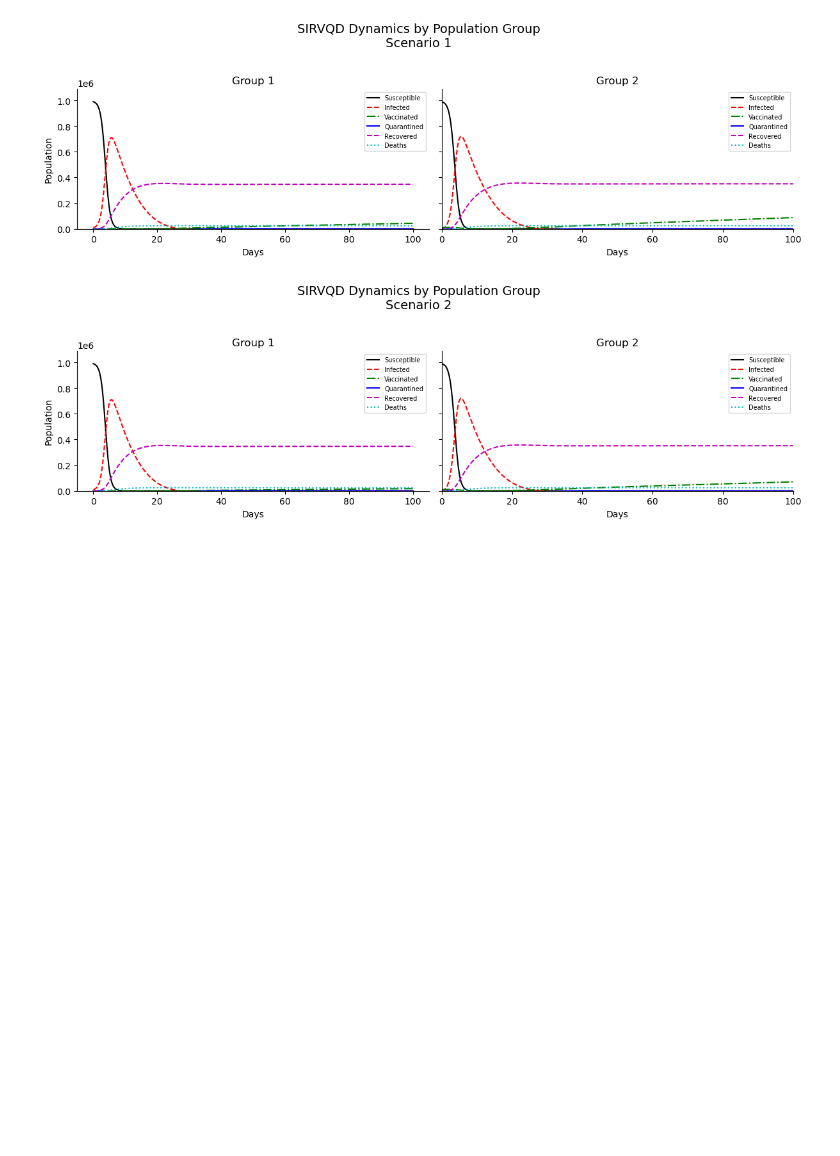
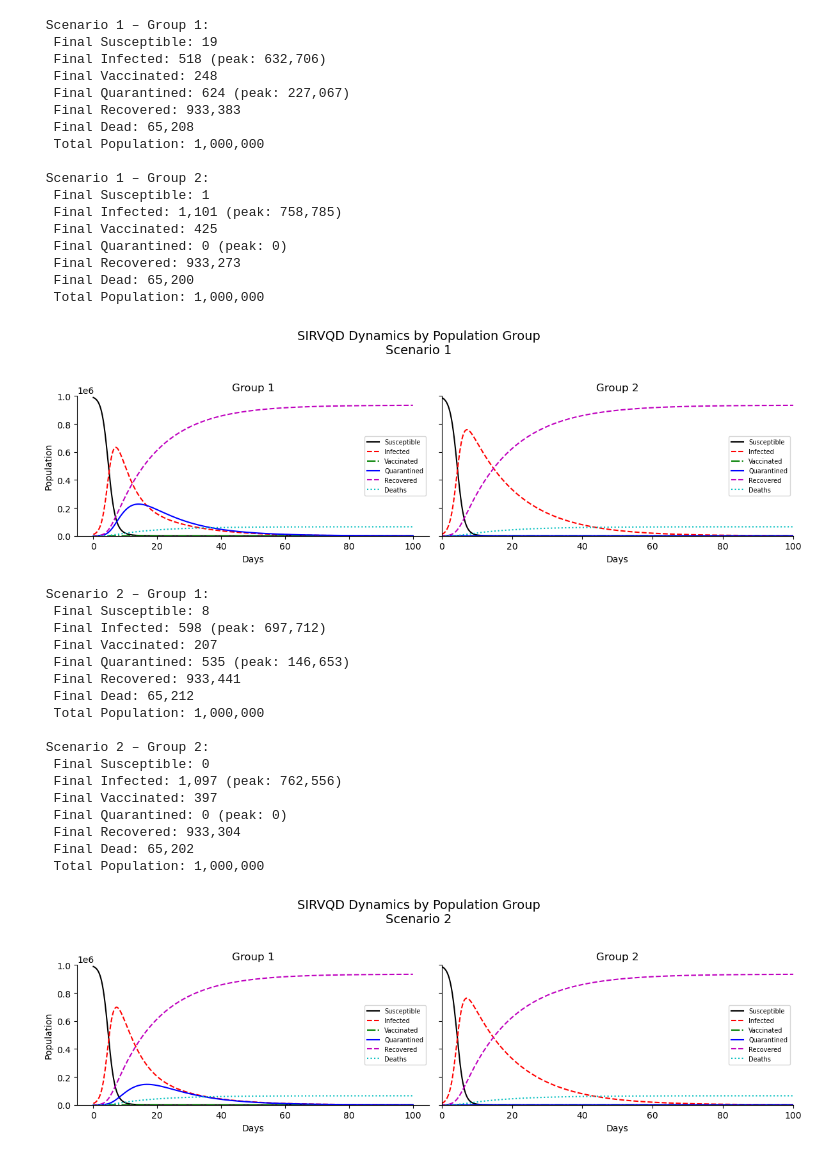
Before and after one commit to grace-ylin/Modelling-Disease-Transmission, a Jupyter notebook: Sampling-Parameters/N_Layers_Updated.ipynb, the cells around one changed output. Saved outputs shown, nothing was run; the diff lists cells and outputs as text; code cells hidden in the pictures; blank space fills up the shorter version.

```diff
--- a/Sampling-Parameters/N_Layers_Updated.ipynb
+++ b/Sampling-Parameters/N_Layers_Updated.ipynb
@@ -353,10 +375,10 @@ def unpack_params(best_params, num_groups):
 
     return beta, epsilon
 # %%
-#Solves the final system of equations using the best calibrated parameter set
-def run_model(param_names, best_params, scenarios, num_groups, INPUT_0, t_range_init):
+def run_model(param_names, best_params, scenarios, num_groups, INPUT_0, t_range_init, scenario_num):
     best_params_dict = dict(zip(param_names, best_params))
     beta, epsilon = unpack_params(best_params_dict, num_groups)
+
     all_params = {
         'beta': beta,
         'epsilon': epsilon,
@@ -370,11 +392,30 @@ def run_model(param_names, best_params, scenarios, num_groups, INPUT_0, t_range_
         'gamma': scenarios['gamma'],
         'mu': scenarios['mu']
     }
-    RES_init = spi.odeint(diff_eqs,INPUT_0,t_range_init,args=(all_params,num_groups))
+
+    RES_init = spi.odeint(diff_eqs, INPUT_0, t_range_init, args=(all_params, num_groups))
     return RES_init
 # %%
 for idx, scenario in enumerate(scenario_list):
-    RES_init = run_model(param_names, best_params, scenario, num_groups, INPUT_0, t_range_init)
+
+    INPUT_0 = []
+    for i in range(num_groups):
+        inf = starting_infections[i]
+        vac = starting_vaccinations[i]
+        sus = 1 - inf - vac
+        pop = group_populations[i]
+
+        group_state = [0] * 17
+        group_state[0] = sus
+        group_state[4] = vac
+        group_state[8] = inf
+        group_state_scaled = [val * pop for val in group_state]
+
+        INPUT_0.extend(group_state_scaled)
+    INPUT_0 = np.array(INPUT_0)
+
+
+    RES_init = run_model(param_names, best_params, scenario, num_groups, INPUT_0, t_range_init, idx)
 
     compartments_per_group = 17
     t_vals = np.arange(0, ND_end + t_inc, t_inc)
@@ -386,33 +427,77 @@ for idx, scenario in enumerate(scenario_list):
 
     for i in range(num_groups):
         offset = compartments_per_group * i
         S_total = RES_init[:, offset + 0] + RES_init[:, offset + 1] + RES_init[:, offset + 2] + RES_init[:, offset + 3]
         I_total = RES_init[:, offset + 8] + RES_init[:, offset + 9] + RES_init[:, offset + 10]
         V_total = RES_init[:, offset + 4] + RES_init[:, offset + 5] + RES_init[:, offset + 6] + RES_init[:, offset + 7]
         Q = RES_init[:, offset + 11]
         R = RES_init[:, offset + 12] + RES_init[:, offset + 13] + RES_init[:, offset + 14] + RES_init[:, offset + 15]
         D = RES_init[:, offset + 16]
 
+        print(f"\n Scenario {idx+1} – Group {i+1}:")
+        print(f"  Final Susceptible: {S_total[-1]:,.0f}")
+        print(f"  Final Infected: {I_total[-1]:,.0f} (peak: {np.max(I_total):,.0f})")
+        print(f"  Final Vaccinated: {V_total[-1]:,.0f}")
+        print(f"  Final Quarantined: {Q[-1]:,.0f} (peak: {np.max(Q):,.0f})")
+        print(f"  Final Recovered: {R[-1]:,.0f}")
+        print(f"  Final Dead: {D[-1]:,.0f}")
+        print(f"  Total Population: {S_total[-1] + I_total[-1] + V_total[-1] + Q[-1] + R[-1] + D[-1]:,.0f}")
+
         axs[i].plot(t_vals, S_total, '-k', label='Susceptible')
         axs[i].plot(t_vals, I_total, '--r', label='Infected')
         axs[i].plot(t_vals, V_total, '-.g', label='Vaccinated')
         axs[i].plot(t_vals, Q, '-b', label='Quarantined')
         axs[i].plot(t_vals, R, '--m', label='Recovered')
         axs[i].plot(t_vals, D, ':c', label='Deaths')
 
         axs[i].set_title(f'Group {i+1}')
         axs[i].set_xlabel('Days')
         axs[i].spines['top'].set_visible(False)
         axs[i].spines['right'].set_visible(False)
         axs[i].legend(fontsize=7)
-        axs[i].set_ylim(0, max(np.max(S_total), np.max(I_total), np.max(V_total), np.max(Q), np.max(R), np.max(D)) * 1.1)
+        # axs[i].set_ylim(0, max(np.max(S_total), np.max(I_total), np.max(V_total), np.max(Q), np.max(R), np.max(D)) * 1.1)
 
     axs[0].set_ylabel('Population')
     plt.suptitle(f"SIRVQD Dynamics by Population Group\nScenario {idx+1}", fontsize=14)
     plt.tight_layout(rect=[0, 0.03, 1, 0.95])
     plt.xlim([0, ND_end])
+    plt.ylim([0, 10 ** 6])
     plt.savefig(f"SIRVQD_scenario_{idx+1}.png", bbox_inches="tight")
     plt.show()
 # %% [output]
+ Scenario 1 – Group 1:
+  Final Susceptible: 19
+  Final Infected: 518 (peak: 632,706)
+  Final Vaccinated: 248
+  Final Quarantined: 624 (peak: 227,067)
+  Final Recovered: 933,383
+  Final Dead: 65,208
+  Total Population: 1,000,000
+
+ Scenario 1 – Group 2:
+  Final Susceptible: 1
+  Final Infected: 1,101 (peak: 758,785)
+  Final Vaccinated: 425
+  Final Quarantined: 0 (peak: 0)
+  Final Recovered: 933,273
+  Final Dead: 65,200
+  Total Population: 1,000,000
-[figure, old version]
+[figure, new version]
+ Scenario 2 – Group 1:
+  Final Susceptible: 8
+  Final Infected: 598 (peak: 697,712)
+  Final Vaccinated: 207
+  Final Quarantined: 535 (peak: 146,653)
+  Final Recovered: 933,441
+  Final Dead: 65,212
+  Total Population: 1,000,000
+
+ Scenario 2 – Group 2:
+  Final Susceptible: 0
+  Final Infected: 1,097 (peak: 762,556)
+  Final Vaccinated: 397
+  Final Quarantined: 0 (peak: 0)
+  Final Recovered: 933,304
+  Final Dead: 65,202
+  Total Population: 1,000,000
-[figure, old version]
+[figure, new version]
```
Also changed, not shown: parts of 4 cells of this notebook, 1 other file.
